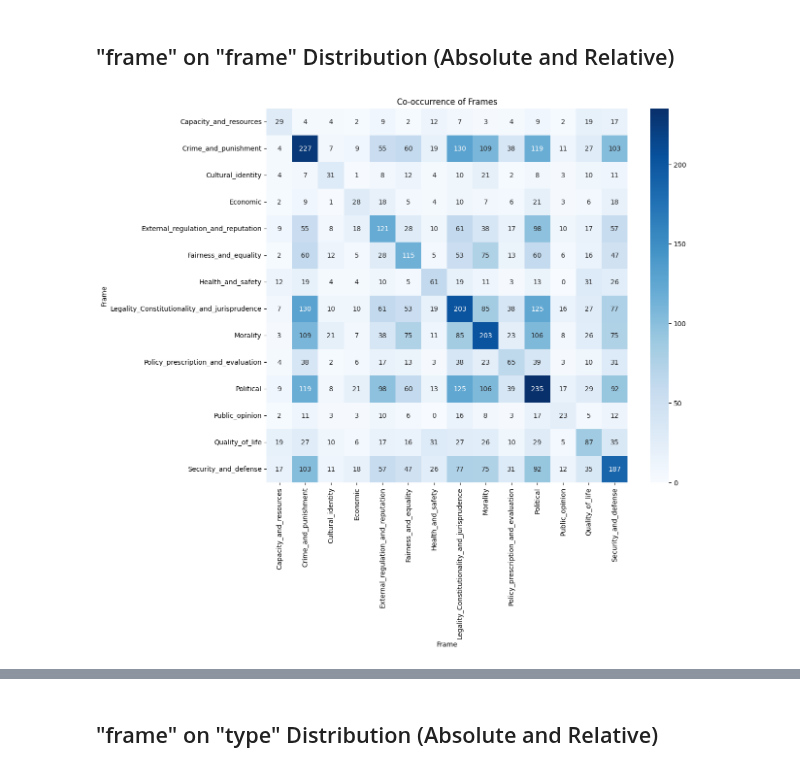
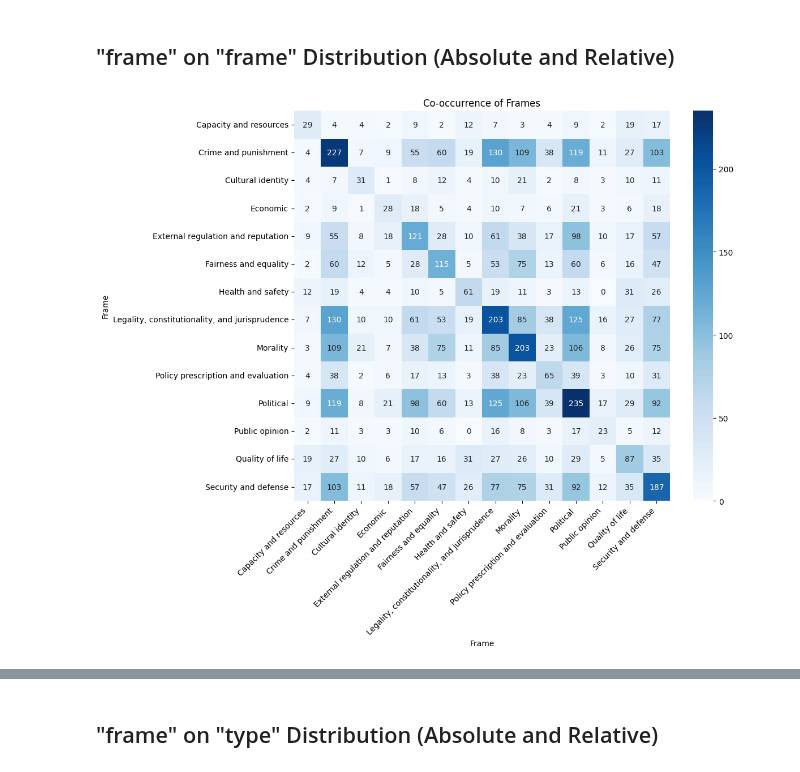
Before and after one commit to elianderlohr/muse-dlf, a Jupyter notebook: notebooks/analysis/semeval-dataset.ipynb, the cells around one changed output, grey strips where cells are left out. Drawn from its saved outputs; the diff is of its cells as text; code cells hidden in the pictures.

```diff
--- a/notebooks/analysis/semeval-dataset.ipynb
+++ b/notebooks/analysis/semeval-dataset.ipynb
@@ -2,6 +2,23 @@
 # SemEval 2023 Dataset Analysis
 
 In this notebook the SemEval 2023 dataset is analyzed.
+# %%
+frame_map = {
+    "Capacity_and_resources": "Capacity and resources",
+    "Crime_and_punishment": "Crime and punishment",
+    "Cultural_identity": "Cultural identity",
+    "Economic": "Economic",
+    "External_regulation_and_reputation": "External regulation and reputation",
+    "Fairness_and_equality": "Fairness and equality",
+    "Health_and_safety": "Health and safety",
+    "Legality_Constitutionality_and_jurisprudence": "Legality, constitutionality, and jurisprudence",
+    "Morality": "Morality",
+    "Policy_prescription_and_evaluation": "Policy prescription and evaluation",
+    "Political": "Political",
+    "Public_opinion": "Public opinion",
+    "Quality_of_life": "Quality of life",
+    "Security_and_defense": "Security and defense",
+}
 # %%
 # load json file as df from ../../data/mfc/immigration_labeled_preprocessed.json
 import pandas as pd
@@ -92,19 +113,24 @@ reporting        41          9.47
 satire           10          2.31
 # %% [markdown]
 ## "frame" on "frame" Distribution (Absolute and Relative)
+# %%
+# Selecting only the frames columns
+frames_df = df[frame_map.keys()]
+# %%
+# rename columns
+frames_df.columns = [frame_map[col] for col in frames_df.columns]
 # %%
-# Selecting only the frames columns
-frames_df = df.iloc[:, 3:]
-
 # Creating a co-occurrence matrix
 co_occurrence_matrix = frames_df.T.dot(frames_df)
 
 # Plotting the heatmap
 plt.figure(figsize=(12, 10))
 sns.heatmap(co_occurrence_matrix, annot=True, fmt="d", cmap="Blues")
 plt.title('Co-occurrence of Frames')
 plt.ylabel('Frame')
 plt.xlabel('Frame')
+plt.xticks(rotation=45, ha='right')
+plt.tight_layout()
 plt.show()
 # %% [output]
-[figure, old version]
+[figure, new version]
```
Also changed, not shown: parts of 11 cells of this notebook, 3 other files.
